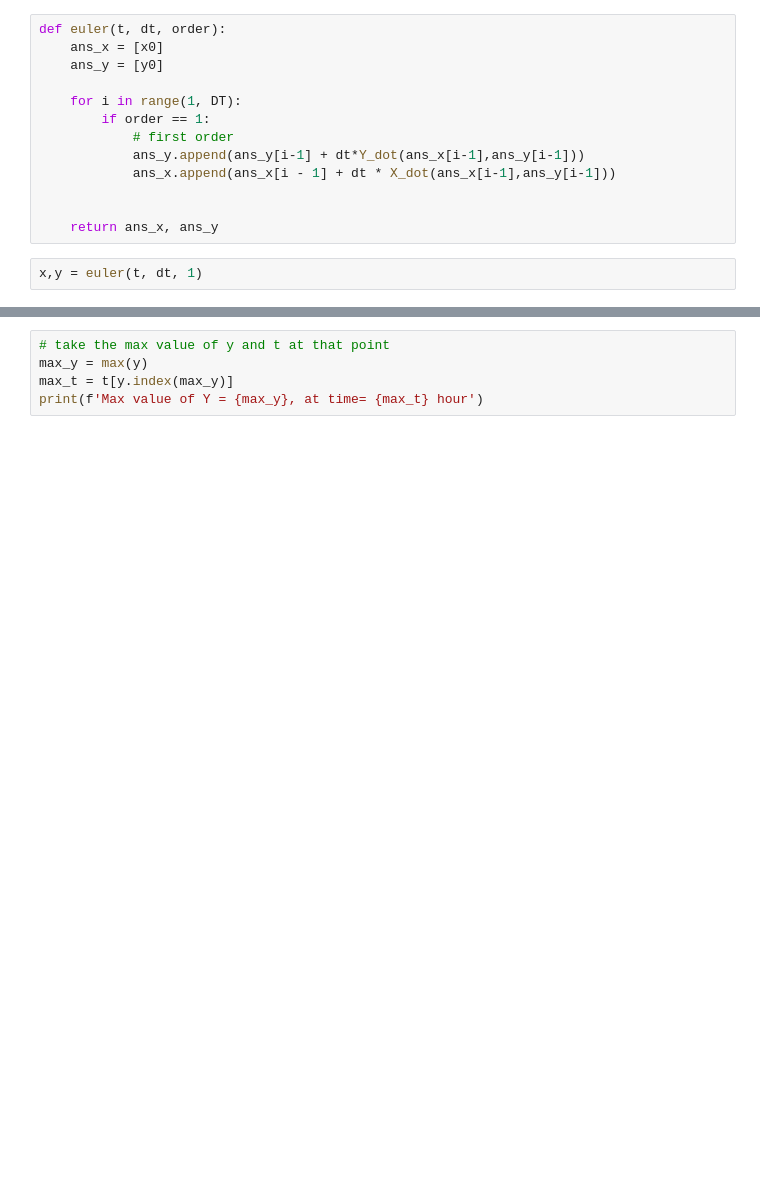
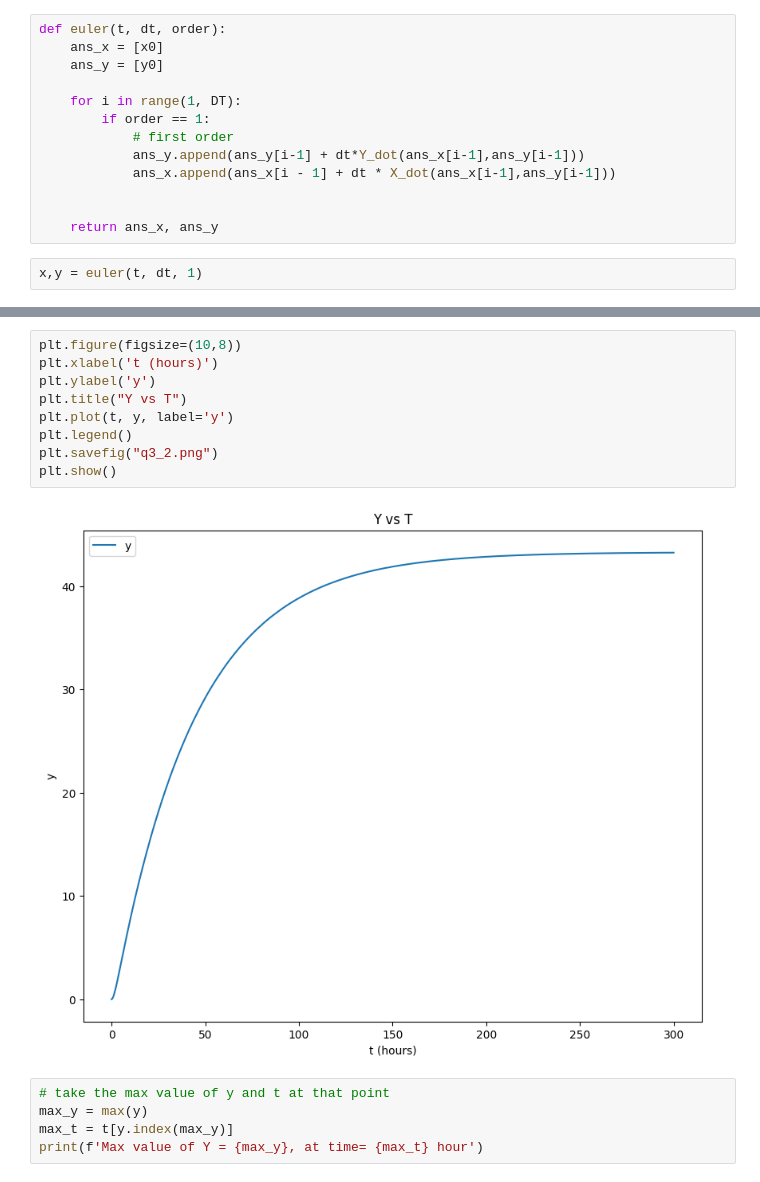
Before and after one commit to akshaTec/AKSum_CS_302, a Jupyter notebook: Lab2/q3.ipynb, the cells around one changed output, grey strips where cells are left out. Drawn from its saved outputs; the diff is of its cells as text; blank space fills up the shorter version.

```diff
--- a/Lab2/q3.ipynb
+++ b/Lab2/q3.ipynb
@@ -57,3 +57,14 @@ plt.show()
+# %%
+plt.figure(figsize=(10,8))
+plt.xlabel('t (hours)')
+plt.ylabel('y')
+plt.title("Y vs T")
+plt.plot(t, y, label='y')
+plt.legend()
+plt.savefig("q3_2.png")
+plt.show()
+# %% [output]
+[figure, added]
 # %%
 # take the max value of y and t at that point
 max_y = max(y)
```
Also changed, not shown: parts of 3 cells of this notebook, 2 other files.
